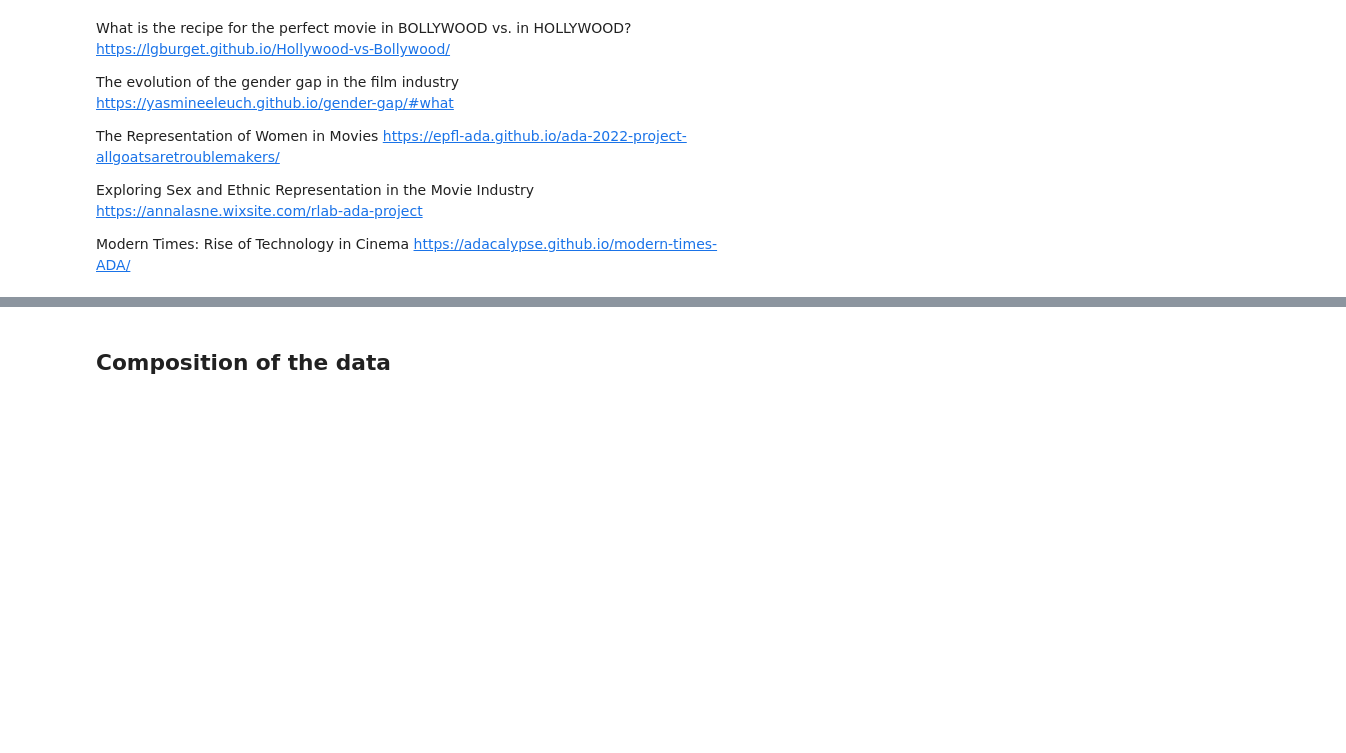
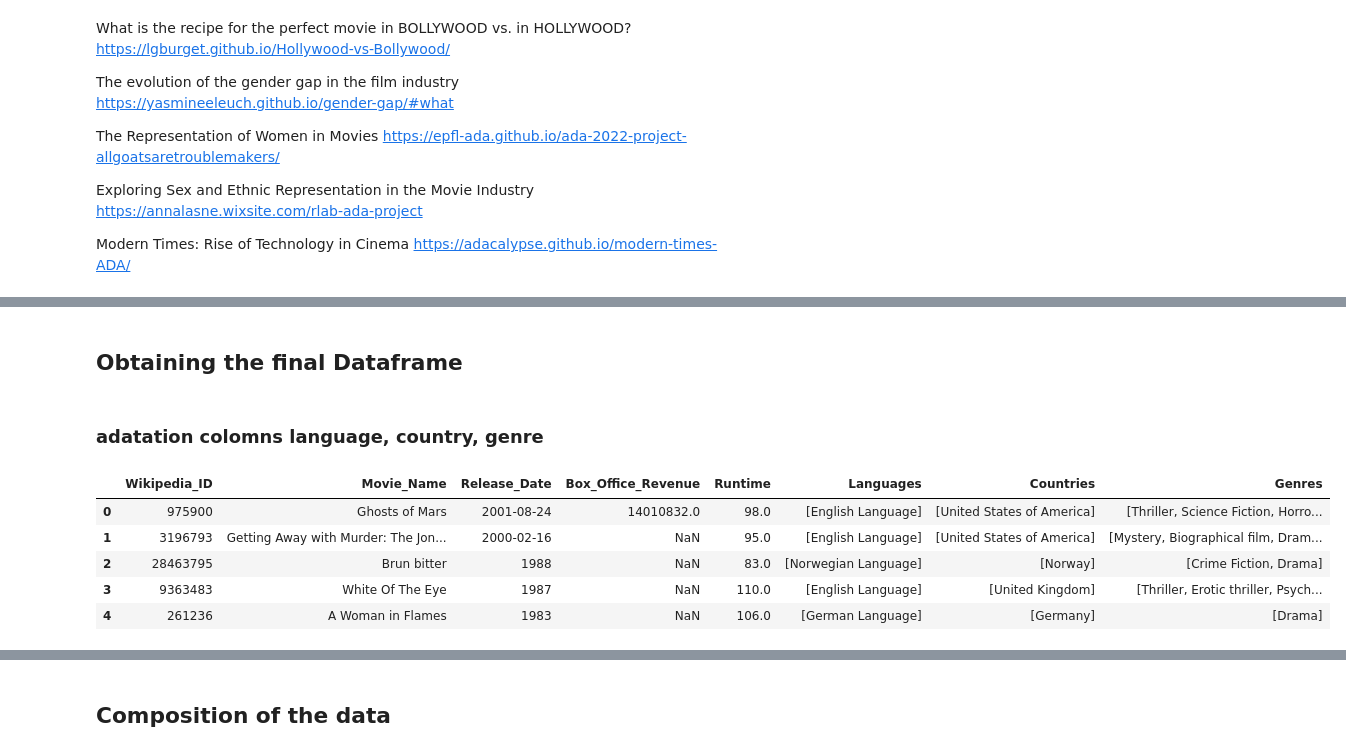
Before and after one commit to epfl-ada/ada-2024-project-fadadudata2024, a Jupyter notebook: lolo.ipynb, the cells around one changed output, grey strips where cells are left out. Drawn from its saved outputs; the diff is of its cells as text; code cells hidden in the pictures; blank space fills up the shorter version.

```diff
--- a/lolo.ipynb
+++ b/lolo.ipynb
@@ -281,0 +322,28 @@ display(character_metadata.head())
+# %% [markdown]
+## Obtaining the final Dataframe
+# %% [markdown]
+### adatation colomns language, country, genre
+# %%
+# Load movie metadata
+movie_metadata = pd.read_csv(movie_metadata_path, sep='\t', header=None, names=['Wikipedia_ID', 'Freebase_ID', 'Movie_Name', 'Release_Date', 'Box_Office_Revenue', 'Runtime', 'Languages', 'Countries', 'Genres'])
+
+movie_metadata = movie_metadata.drop(columns=['Freebase_ID'], inplace=False)
+
+# Explode the 'Languages' column
+movie_metadata['Languages'] = movie_metadata['Languages'].apply(lambda x: list(eval(x).values()) if x != '{}' else ['Unknown'])
+
+# Explode the 'Countries' column
+movie_metadata['Countries'] = movie_metadata['Countries'].apply(lambda x: list(eval(x).values()) if x != '{}' else ['Unknown'])
+
+# Explode the 'Genres' column
+movie_metadata['Genres'] = movie_metadata['Genres'].apply(lambda x: list(eval(x).values()) if x != '{}' else ['Unknown'])
+
+# Display the first few rows of the merged dataframe
+display(movie_metadata.head())
+# %% [output]
+|  | Wikipedia_ID | Movie_Name | Release_Date | Box_Office_Revenue | Runtime | Languages | Countries | Genres |
+| 0 | 975900 | Ghosts of Mars | 2001-08-24 | 14010832.0 | 98.0 | [English Language] | [United States of America] | [Thriller, Science Fiction, Horro... |
+| 1 | 3196793 | Getting Away with Murder: The Jon... | 2000-02-16 | NaN | 95.0 | [English Language] | [United States of America] | [Mystery, Biographical film, Dram... |
+| 2 | 28463795 | Brun bitter | 1988 | NaN | 83.0 | [Norwegian Language] | [Norway] | [Crime Fiction, Drama] |
+| 3 | 9363483 | White Of The Eye | 1987 | NaN | 110.0 | [English Language] | [United Kingdom] | [Thriller, Erotic thriller, Psych... |
+| 4 | 261236 | A Woman in Flames | 1983 | NaN | 106.0 | [German Language] | [Germany] | [Drama] |
```
Also changed, not shown: parts of 17 cells of this notebook.
